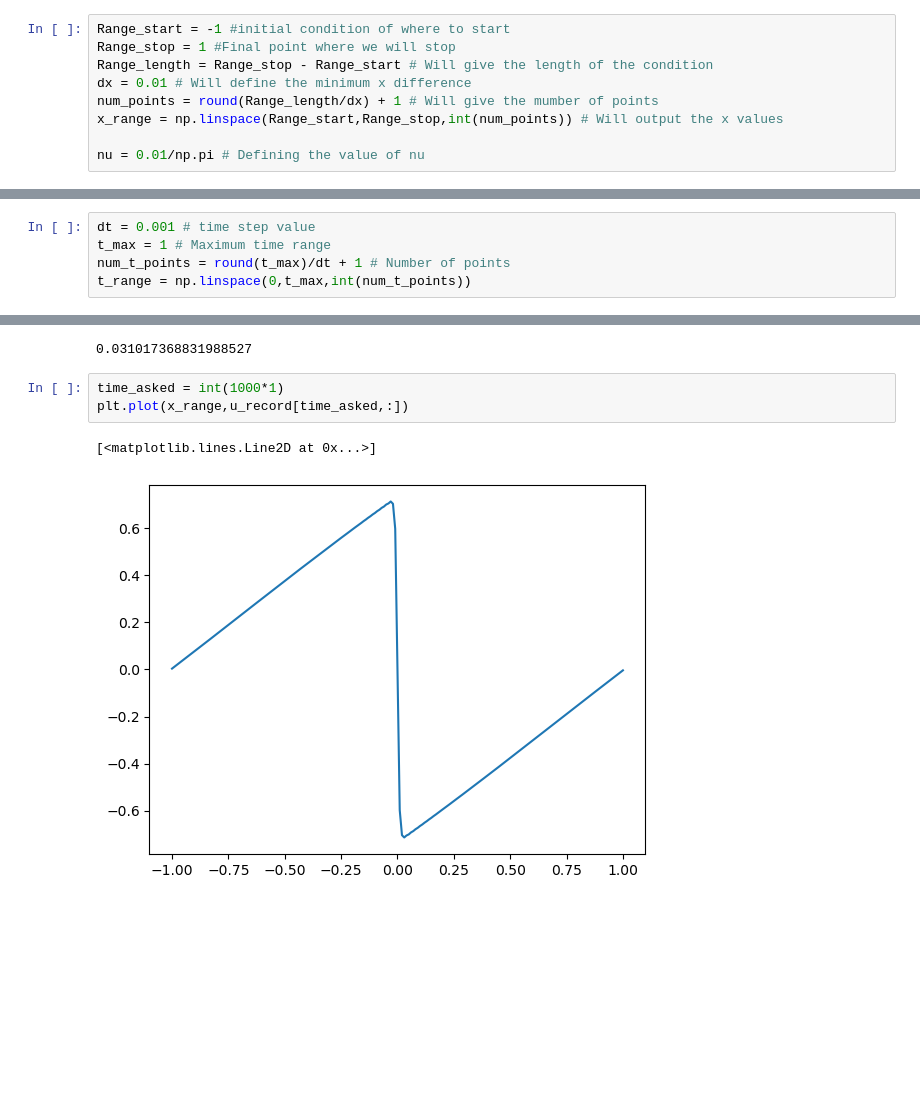
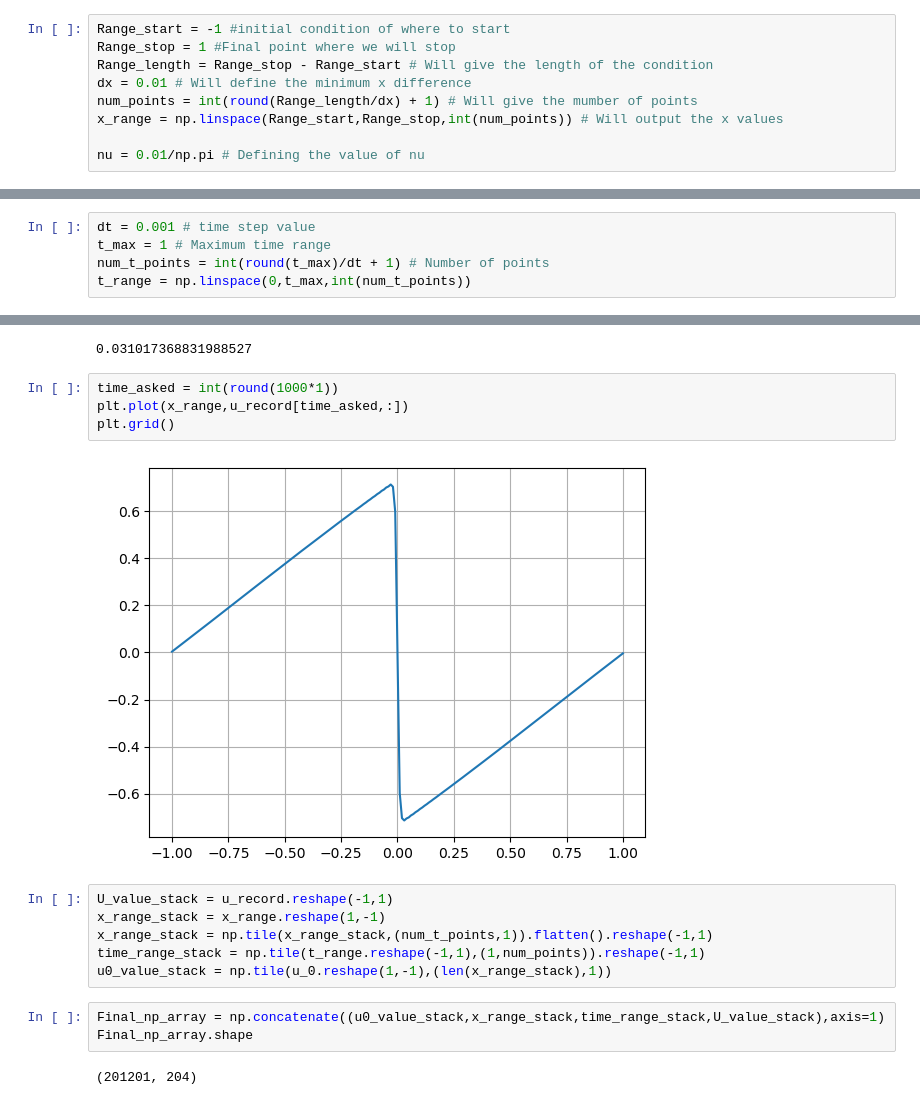
Before and after one commit to abhijeetmangela/Cylender_flow_ML, a Jupyter notebook: Burgers Equation/Burger_fft1.ipynb, the cells around one changed output, grey strips where cells are left out. Drawn from its saved outputs; the diff is of its cells as text; blank space fills up the shorter version.

```diff
--- a/Burgers Equation/Burger_fft1.ipynb
+++ b/Burgers Equation/Burger_fft1.ipynb
@@ -19,7 +19,7 @@ Range_start = -1 #initial condition of where to start
 Range_stop = 1 #Final point where we will stop
 Range_length = Range_stop - Range_start # Will give the length of the condition
 dx = 0.01 # Will define the minimum x difference
-num_points = round(Range_length/dx) + 1 # Will give the mumber of points
+num_points = int(round(Range_length/dx) + 1) # Will give the mumber of points
 x_range = np.linspace(Range_start,Range_stop,int(num_points)) # Will output the x values
 
 nu = 0.01/np.pi # Defining the value of nu
@@ -34,7 +34,7 @@ plt.grid()
 # %%
 dt = 0.001 # time step value
 t_max = 1 # Maximum time range
-num_t_points = round(t_max)/dt + 1 # Number of points
+num_t_points = int(round(t_max)/dt + 1) # Number of points
 t_range = np.linspace(0,t_max,int(num_t_points))
 # %%
 kappa = 2*np.pi*fft.fftfreq(num_points,d=dx)
@@ -57,8 +57,19 @@ u_record[1,1]
 # %% [output]
 0.031017368831988527
 # %%
-time_asked = int(1000*1)
+time_asked = int(round(1000*1))
 plt.plot(x_range,u_record[time_asked,:])
+plt.grid()
 # %% [output]
-[<matplotlib.lines.Line2D at 0x...>]
-[figure, old version]
+[figure, new version]
+# %%
+U_value_stack = u_record.reshape(-1,1)
+x_range_stack = x_range.reshape(1,-1)
+x_range_stack = np.tile(x_range_stack,(num_t_points,1)).flatten().reshape(-1,1)
+time_range_stack = np.tile(t_range.reshape(-1,1),(1,num_points)).reshape(-1,1)
+u0_value_stack = np.tile(u_0.reshape(1,-1),(len(x_range_stack),1))
+# %%
+Final_np_array = np.concatenate((u0_value_stack,x_range_stack,time_range_stack,U_value_stack),axis=1)
+Final_np_array.shape
+# %% [output]
+(201201, 204)
```
Also changed, not shown: parts of 2 cells of this notebook, 3 other files.
